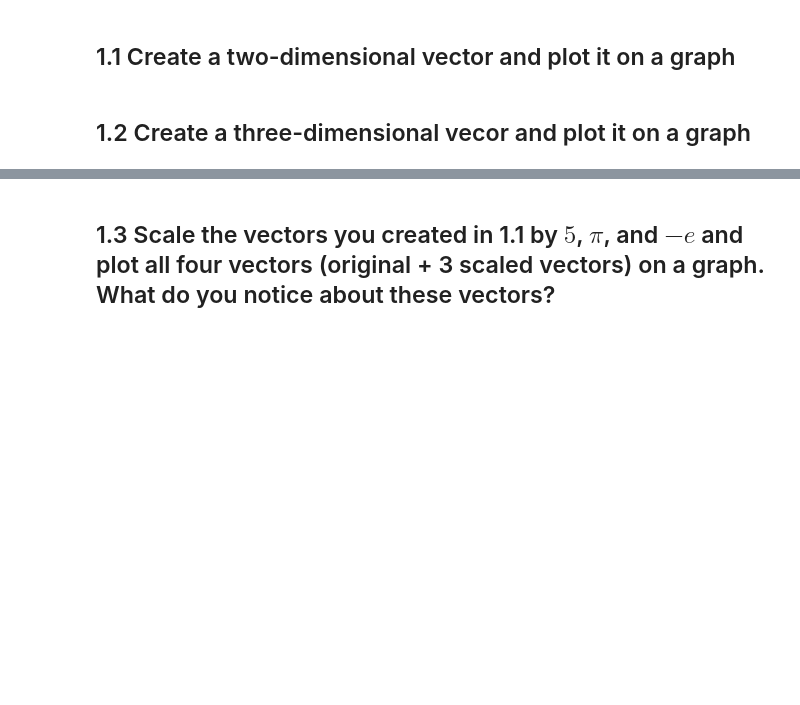
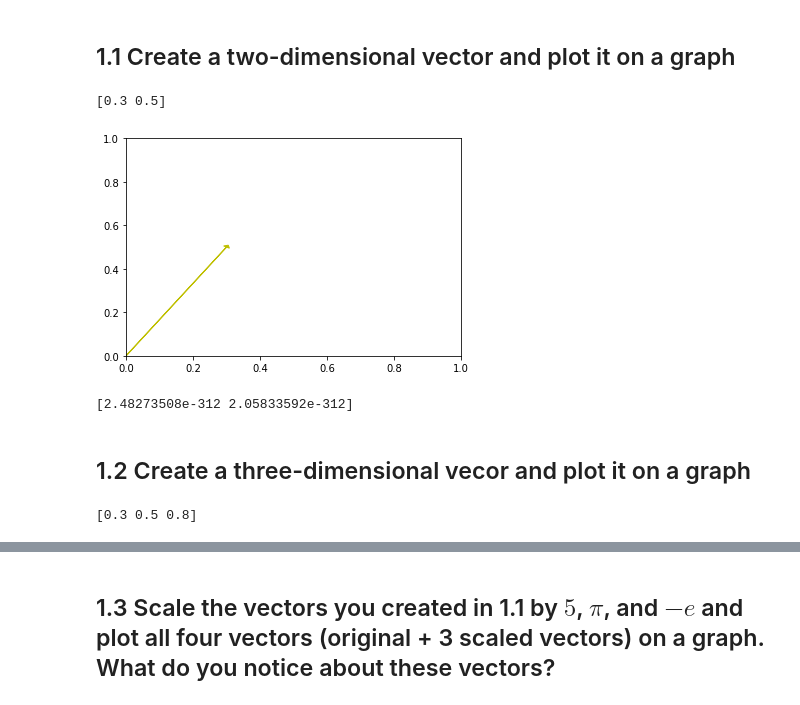
Before and after one commit to bloominstituteoftechnology/DS-Unit-1-Sprint-4-Linear-Algebra, a Jupyter notebook: Linear_Algebra_Assignment.ipynb, the cells around one changed output, grey strips where cells are left out. Drawn from its saved outputs; the diff is of its cells as text; code cells hidden in the pictures; blank space fills up the shorter version.

```diff
--- a/Linear_Algebra_Assignment.ipynb
+++ b/Linear_Algebra_Assignment.ipynb
@@ -7,4 +13,24 @@ For the questions below it is not sufficient to simply provide answer to the que
 # %% [markdown]
 ## 1.1 Create a two-dimensional vector and plot it on a graph
+# %%
+a = np.array([.3,.5])
+print(a)
+# %% [output]
+[0.3 0.5]
+# %%
+plt.arrow(0,0,.3,.5, head_width=.02, head_length=0.01, color = 'y')
+plt.show()
+# %% [output]
+[figure, added]
+# %%
+b = np.ndarray(shape=(2))
+print(b)
+# %% [output]
+[2.48273508e-312 2.05833592e-312]
 # %% [markdown]
 ## 1.2 Create a three-dimensional vecor and plot it on a graph
+# %%
+three_d = np.array([.3,.5,.8])
+print(three_d)
+# %% [output]
+[0.3 0.5 0.8]
```
Also changed, not shown: parts of 54 cells of this notebook.
